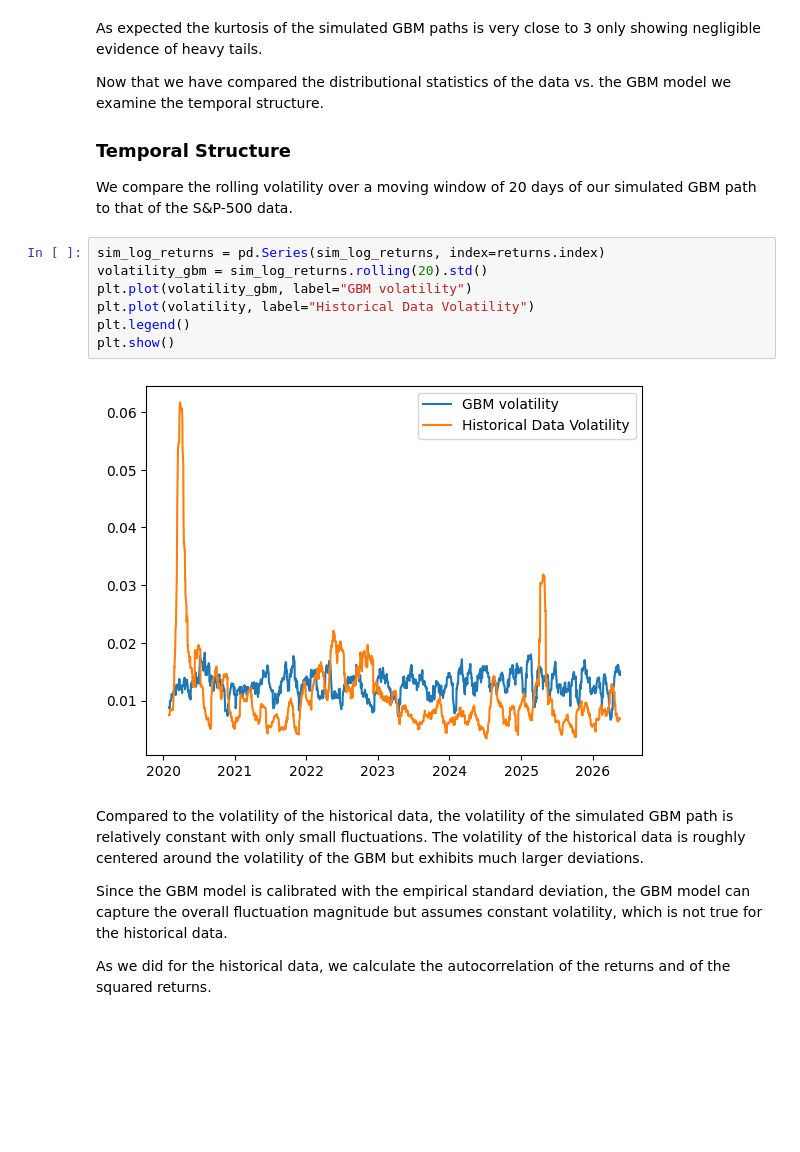
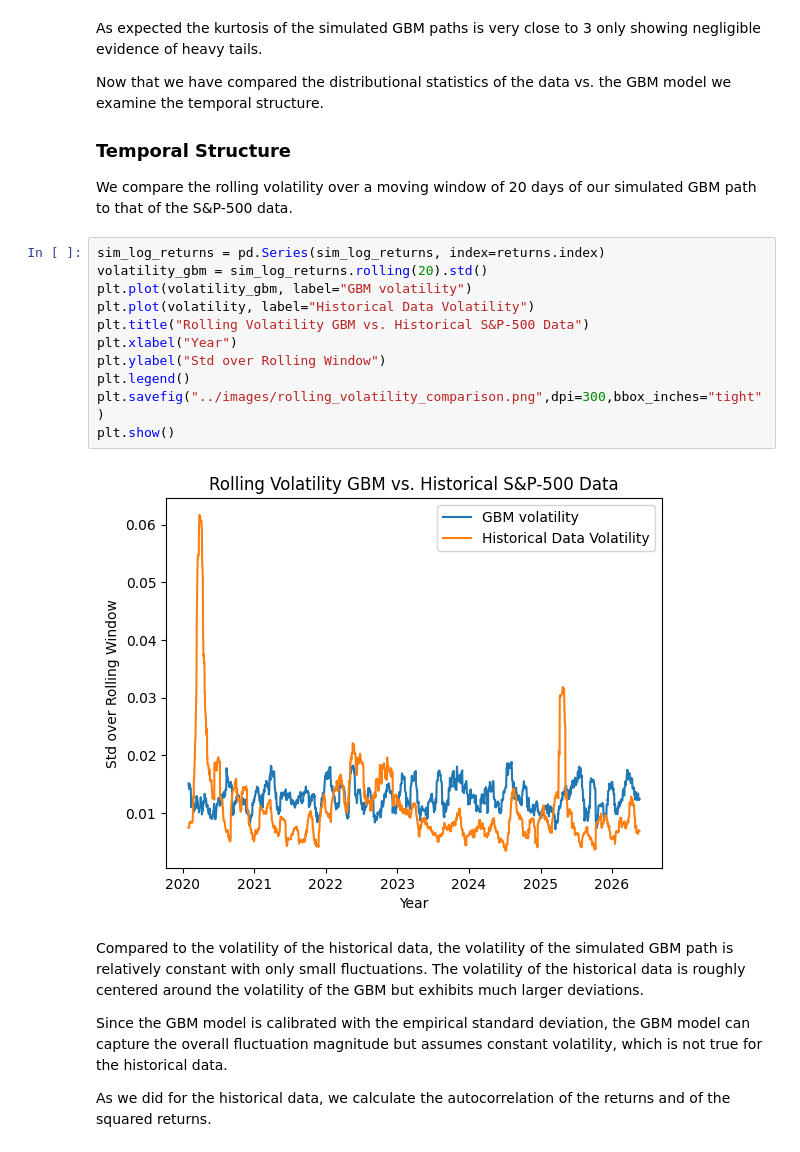
Before and after one commit to noellerpaula/gbm_vs_sp500, a Jupyter notebook: notebooks/analysis.ipynb, the cells around one changed output. Drawn from its saved outputs; the diff is of its cells as text; blank space fills up the shorter version.

```diff
--- a/notebooks/analysis.ipynb
+++ b/notebooks/analysis.ipynb
@@ -239,12 +244,16 @@ We compare the rolling volatility over a moving window of 20 days of our simulat
 # %%
 sim_log_returns = pd.Series(sim_log_returns, index=returns.index)
 volatility_gbm = sim_log_returns.rolling(20).std()
 plt.plot(volatility_gbm, label="GBM volatility")
 plt.plot(volatility, label="Historical Data Volatility")
+plt.title("Rolling Volatility GBM vs. Historical S&P-500 Data")
+plt.xlabel("Year")
+plt.ylabel("Std over Rolling Window")
 plt.legend()
+plt.savefig("../images/rolling_volatility_comparison.png",dpi=300,bbox_inches="tight")
 plt.show()
 # %% [output]
-[figure, old version]
+[figure, new version]
 # %% [markdown]
 Compared to the volatility of the historical data, the volatility of the simulated GBM path is relatively constant with only small fluctuations. The volatility of the historical data is roughly centered around the volatility of the GBM but exhibits much larger deviations.
 
```
Also changed, not shown: parts of 17 cells of this notebook, 6 other files.
